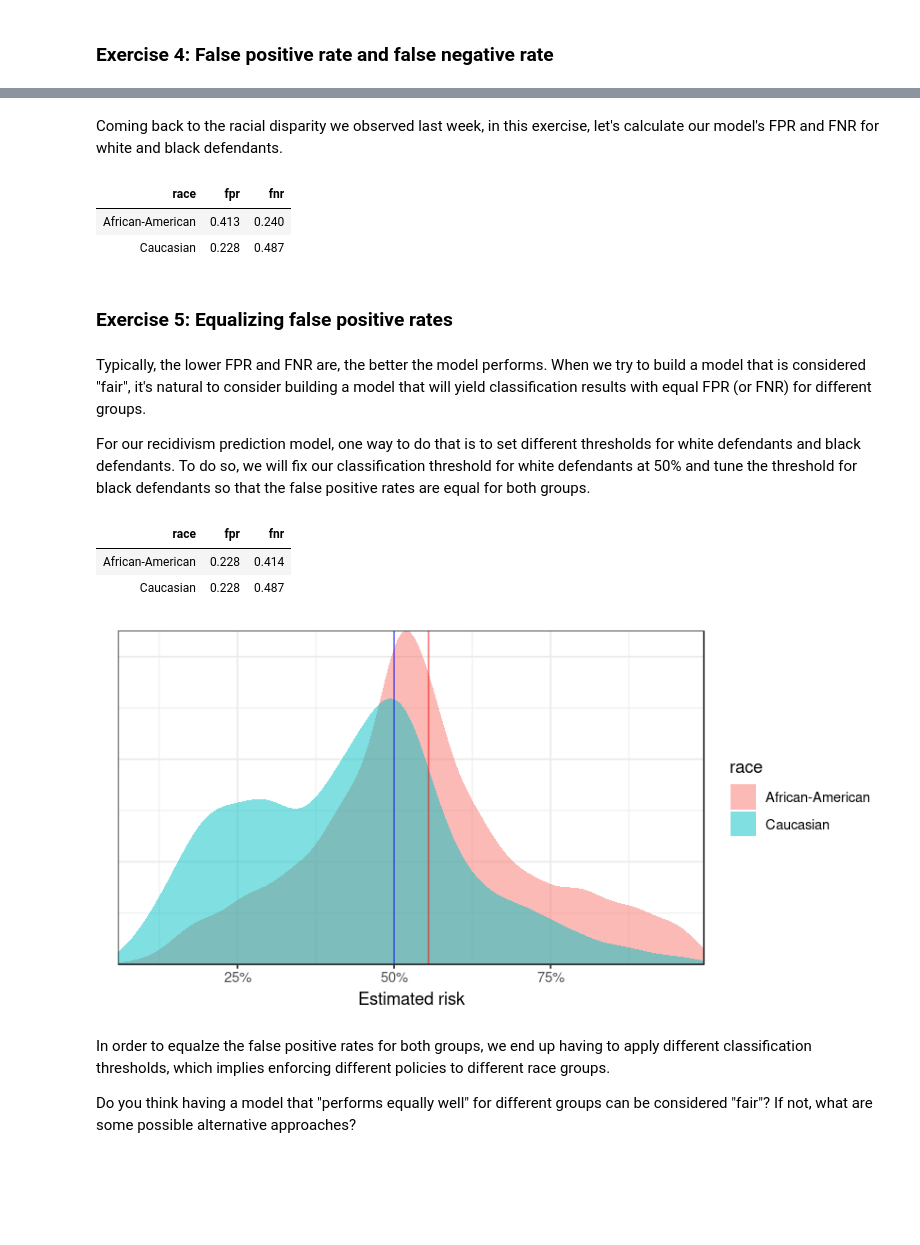
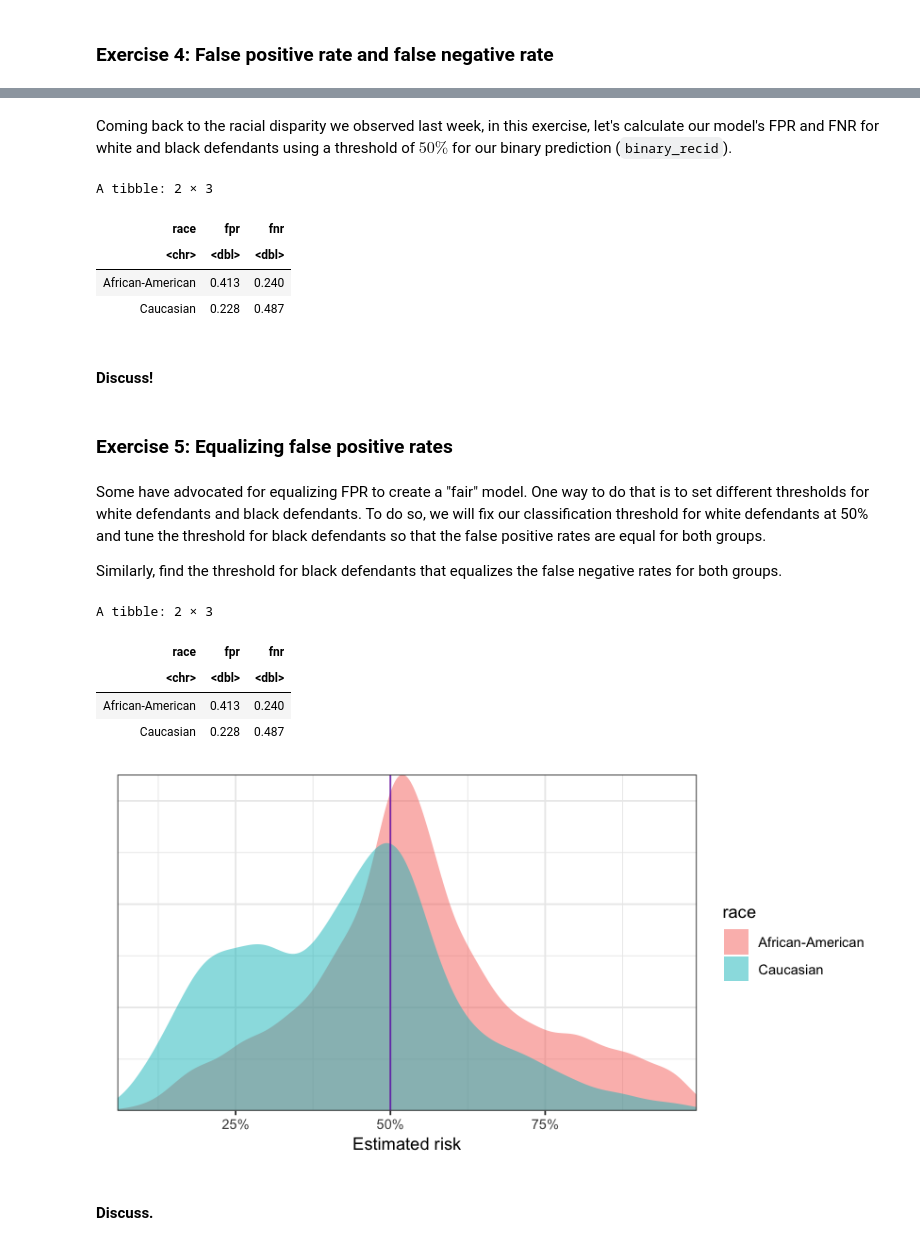
Before and after one commit to stanford-policylab/law-order-algo, a Jupyter notebook: notebooks/week-8-fairness_2-answers.ipynb, the cells around one changed output, grey strips where cells are left out. Saved outputs shown, nothing was run; the diff lists cells and outputs as text; code cells hidden in the pictures; blank space fills up the shorter version.

```diff
--- a/notebooks/week-8-fairness_2-answers.ipynb
+++ b/notebooks/week-8-fairness_2-answers.ipynb
@@ -23,7 +23,7 @@ recid_model <- glm(is_recid ~ priors_count + age, data = compas_df, family = "bi
 compas_df <- compas_df %>%
     mutate(
         risk = predict(recid_model, type = "response"),
-        predicted_risk_score = round(risk * 10),
-        pred_recid = risk >= 0.5
+        risk_bin = round(risk * 10),
+        binary_recid = risk >= 0.5
     )
 # %% [output]
@@ -130,12 +145,23 @@ In this exercise, build a gender-aware ricidivism pediction model with `priors_c
 # %%
-# Refit the model by including gender
+# Refit the model by including gender, look at the coefficients of the fitted model,
+# and generate gender-specific recidivism rate by risk score
 
 # WRITE CODE HERE
 # START solution
 recid_gender_model <- glm(is_recid ~ priors_count + age + sex, data = compas_df, family = "binomial")
+
+# Show model coeffients
+summary(recid_gender_model)
+
 compas_df <- compas_df %>%
     mutate(
-        gender_aware_risk = predict(recid_gender_model, type = "response"),
-        gender_aware_risk_score = round(gender_aware_risk * 10)
+        gender_specific_risk = predict(recid_gender_model, type = "response"),
+        gender_specific_risk_score = round(gender_specific_risk * 10)
     )
+
+calibration_by_gender <- compas_df %>%
+    filter(gender_specific_risk_score <= 8) %>%
+    group_by(sex, gender_specific_risk_score) %>%
+    summarize(recidivism_rate = mean(is_recid))
+
 # END solution
@@ -255,8 +276,8 @@ Similarly, the false negative rate (FNR) is given by:
 \end{equation}
 # %% [markdown]
-Coming back to the racial disparity we observed last week, in this exercise, let's calculate our model's FPR and FNR for white and black defendants.
+Coming back to the racial disparity we observed last week, in this exercise, let's calculate our model's FPR and FNR for white and black defendants using a threshold of $50\%$ for our binary prediction (`binary_recid`).
 # %%
-# Complete the function calc_fpr_fnr, which takes a data frame that has at least three columns: race, is_recid and pred_recid,
+# Complete the function calc_fpr_fnr, which takes a data frame that has at least three columns: race, is_recid and binary_recid,
 # and returns a data frame with three columns: race, FPR, and FNR
 
 calc_fpr_fnr <- function(df) {
@@ -265,8 +286,8 @@ calc_fpr_fnr <- function(df) {
     df %>%
     group_by(race) %>%
     summarize(
-        fp = sum((is_recid == 0) & (pred_recid)),
-        fn = sum((is_recid == 1) & (!pred_recid)),
+        fp = sum((is_recid == 0) & (binary_recid)),
+        fn = sum((is_recid == 1) & (!binary_recid)),
         positives = sum(is_recid),
         negatives = sum(!is_recid),
         fpr = fp/negatives,
@@ -278,54 +299,56 @@ calc_fpr_fnr <- function(df) {
 
 calc_fpr_fnr(compas_df)
 # %% [output]
+A tibble: 2 × 3
 | race | fpr | fnr |
+| <chr> | <dbl> | <dbl> |
 | African-American | 0.413 | 0.240 |
 | Caucasian | 0.228 | 0.487 |
+# %% [markdown]
+#### Discuss!
 # %% [markdown]
 ### Exercise 5: Equalizing false positive rates
 # %% [markdown]
-Typically, the lower FPR and FNR are, the better the model performs.
-When we try to build a model that is considered "fair", it's natural to consider building a model that will yield classification results with equal FPR (or FNR) for different groups.
+Some have advocated for equalizing FPR to create a "fair" model.
+One way to do that is to set different thresholds for white defendants and black defendants.
+To do so, we will fix our classification threshold for white defendants at 50% and tune the threshold for black defendants so that the false positive rates are equal for both groups.
 
-For our recidivism prediction model, one way to do that is to set different thresholds for white defendants and black defendants.
-To do so, we will fix our classification threshold for white defendants at 50% and tune the threshold for black defendants so that the false positive rates are equal for both groups.
+Similarly, find the threshold for black defendants that equalizes the false negative rates for both groups.
 # %%
 white_threshold = 0.5
-black_threshold = # WRITE CODE HERE
+black_threshold = 0.5 # WRITE CODE HERE
 # START solution
-0.555
+# 0.573 # for equalizing FNR
+# 0.555 # for equalizing FPR
 # END solution
 
 # Calculate detention and recidivism rate by race
 compas_df %>%
-    mutate(pred_recid = risk > if_else(race == "Caucasian", white_threshold, black_threshold)) %>%
+    mutate(binary_recid = risk > if_else(race == "Caucasian", white_threshold, black_threshold)) %>%
     calc_fpr_fnr()
 
 # See where the thresholds are on the risk distribution
 options(repr.plot.width = 7, repr.plot.height = 3.5)
 
 # Recall this risk distribution plot
 # Now we add our thresholds in the plots
 ggplot(compas_df, aes(x = risk, fill = race)) +
     geom_density(alpha = 0.5, color = NA) +
     scale_x_continuous("Estimated risk", labels = scales::percent_format(1), expand = c(0, 0)) +
     scale_y_continuous(element_blank(), expand = c(0, 0)) +
     theme(axis.ticks.y = element_blank(),
           axis.text.y = element_blank())+
     geom_vline(
         xintercept = c(black_threshold, white_threshold),
         color = c("red", "blue"),
         alpha = 0.5
     )
 # %% [output]
+A tibble: 2 × 3
 | race | fpr | fnr |
-| African-American | 0.228 | 0.414 |
+| <chr> | <dbl> | <dbl> |
+| African-American | 0.413 | 0.240 |
 | Caucasian | 0.228 | 0.487 |
-[figure, old version]
+[figure, new version]
-# %% [markdown]
-<!--- In the last exercise, --->
-In order to equalze the false positive rates for both groups,
-we end up having to apply different classification thresholds, which implies enforcing different policies to different race groups.
-
-Do you think having a model that "performs equally well" for different groups can be considered "fair"?
-If not, what are some possible alternative approaches?
+# %% [markdown]
+#### Discuss.
```
Also changed, not shown: parts of 16 cells of this notebook, 1 other file.
